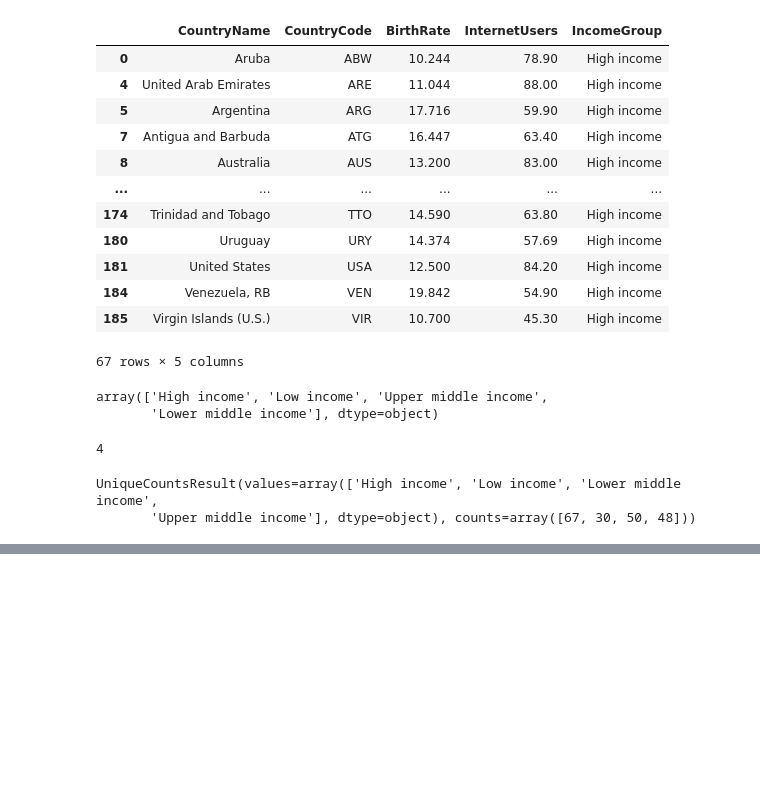
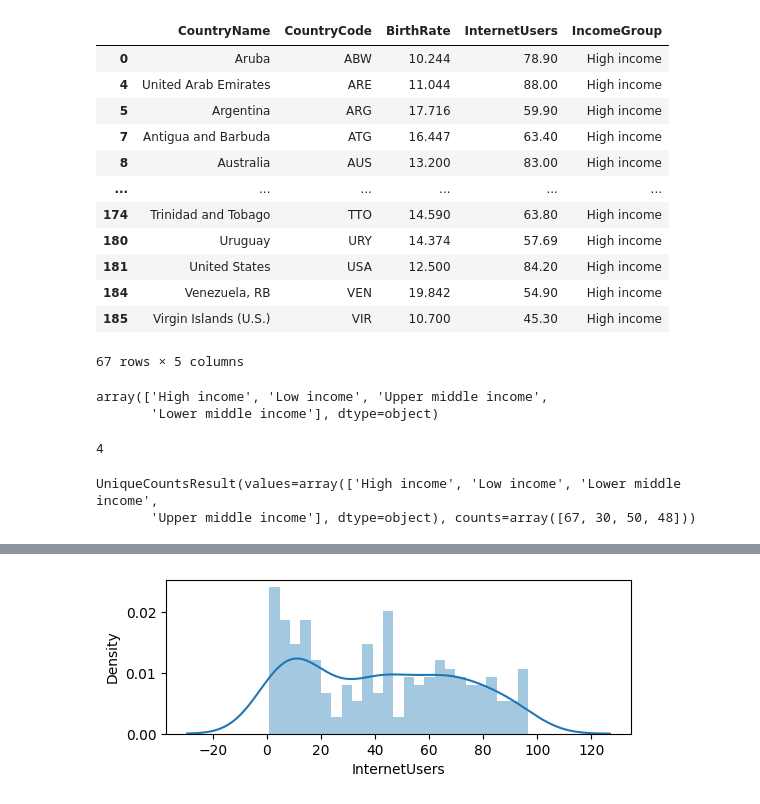
Before and after one commit to Abhinav-sai-k/Numpy-and-Pandas, a Jupyter notebook: introduction_to_pandas.ipynb, the cells around one changed output, grey strips where cells are left out. Drawn from its saved outputs; the diff is of its cells as text; code cells hidden in the pictures; blank space fills up the shorter version.

```diff
--- a/introduction_to_pandas.ipynb
+++ b/introduction_to_pandas.ipynb
@@ -391,0 +404,4 @@ UniqueCountsResult(values=array(['High income', 'Low income', 'Lower middle inco
+# %%
+plt2 = sns.distplot(df.InternetUsers,bins = 25)
+# %% [output]
+[figure, added]
```
Also changed, not shown: parts of 9 cells of this notebook.
